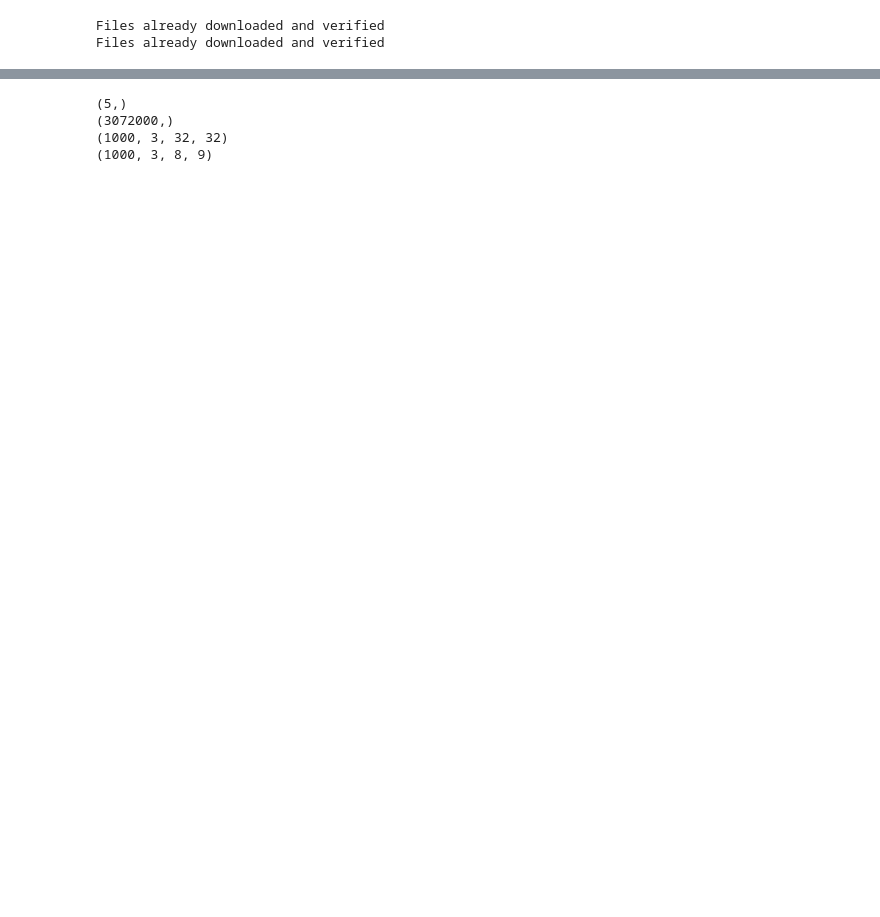
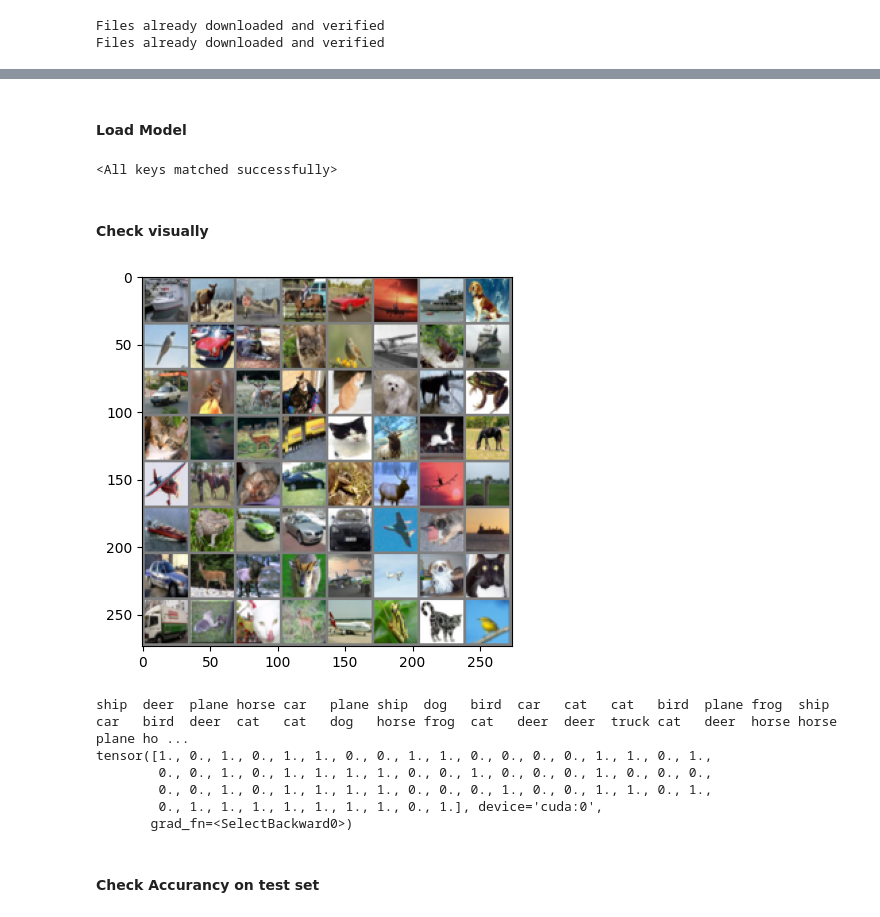
Before and after one commit to Bronomor/HashMaster, a Jupyter notebook: 2.NeuralHashing/NeuralHash.ipynb, the cells around one changed output, grey strips where cells are left out. Drawn from its saved outputs; the diff is of its cells as text; code cells hidden in the pictures; blank space fills up the shorter version.

```diff
--- a/2.NeuralHashing/NeuralHash.ipynb
+++ b/2.NeuralHashing/NeuralHash.ipynb
@@ -9,0 +15,2 @@ import torchvision.transforms as transforms
+# %%
+device = torch.device('cuda:0')
@@ -61,23 +43,26 @@ import torch.nn.functional as F
 
 
 class Net(nn.Module):
-    def __init__(self):
+    def __init__(self, bits):
         super().__init__()
         self.conv1 = nn.Conv2d(3, 6, 5)
         self.pool = nn.MaxPool2d(2, 2)
         self.conv2 = nn.Conv2d(6, 16, 5)
         self.fc1 = nn.Linear(16 * 5 * 5, 120)
-        self.fc2 = nn.Linear(120, 84)
-        self.fc3 = nn.Linear(84, 10)
+        self.hash1 = nn.Linear(120, bits)
+        self.sigmoid = nn.Sigmoid()
+        self.fc2 = nn.Linear(bits, 10)
 
     def forward(self, x):
         x = self.pool(F.relu(self.conv1(x)))
         x = self.pool(F.relu(self.conv2(x)))
         x = torch.flatten(x, 1) # flatten all dimensions except batch
         x = F.relu(self.fc1(x))
-        x = F.relu(self.fc2(x))
-        x = self.fc3(x)
-        return x
+        x = self.hash1(x)
+        hash_= self.sigmoid(x);
+        x = self.fc2(x)
+        return x, hash_
 
-
-net = Net()
+HASH_SIZE = 64
+net = Net( HASH_SIZE )
+net.to(device)
@@ -204,6 +131,0 @@ Accuracy for class: truck is 76.5 %
-# %%
-device = torch.device('cuda:0' if torch.cuda.is_available() else 'cpu')
-
-# Assuming that we are on a CUDA machine, this should print a CUDA device:
-
-print(device)
@@ -290,10 +132,9 @@ print(end - start)
-# %%
-print(x_on_gpu0.shape)
-print(_on_gpu1.shape)
-print(on_gpu1_32.shape)
-print(on_gpu1_3.shape)
-# %% [output]
-(5,)
-(3072000,)
-(1000, 3, 32, 32)
-(1000, 3, 8, 9)
+# %% [markdown]
+#### Load Model
+# %%
+net = Net( HASH_SIZE ).to(device)
+net.load_state_dict(torch.load(PATH))
+# %% [output]
+<All keys matched successfully>
+# %% [markdown]
+#### Check visually
@@ -299,0 +150,20 @@ print(on_gpu1_3.shape)
+# %%
+dataiter = iter(trainloader)
+images, labels = next(dataiter)
+
+outputs, hashes = net(images.to(device))
+_, predicted = torch.max(outputs, 1)
+
+imshow(torchvision.utils.make_grid(images))
+print(' '.join(f'{classes[predicted[j]]:5s}' for j in range(predicted.shape[0])))
+print(torch.round(hashes)[0])
+# %% [output]
+[figure, added]
+ship  deer  plane horse car   plane ship  dog   bird  car   cat   cat   bird  plane frog  ship  car   bird  deer  cat   cat   dog   horse frog  cat   deer  deer  truck cat   deer  horse horse plane ho ...
+tensor([1., 0., 1., 0., 1., 1., 0., 0., 1., 1., 0., 0., 0., 0., 1., 1., 0., 1.,
+        0., 0., 1., 0., 1., 1., 1., 1., 0., 0., 1., 0., 0., 0., 1., 0., 0., 0.,
+        0., 0., 1., 0., 1., 1., 1., 1., 0., 0., 0., 1., 0., 0., 1., 1., 0., 1.,
+        0., 1., 1., 1., 1., 1., 1., 1., 0., 1.], device='cuda:0',
+       grad_fn=<SelectBackward0>)
+# %% [markdown]
+#### Check Accurancy on test set
```
Also changed, not shown: parts of 55 cells of this notebook, 2 other files.
